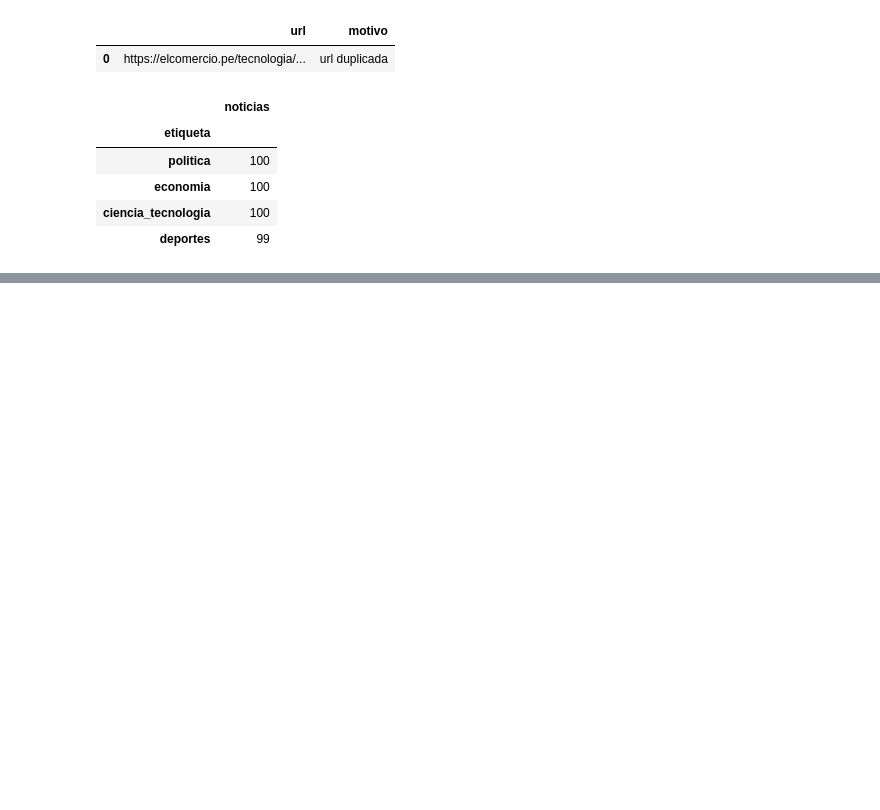
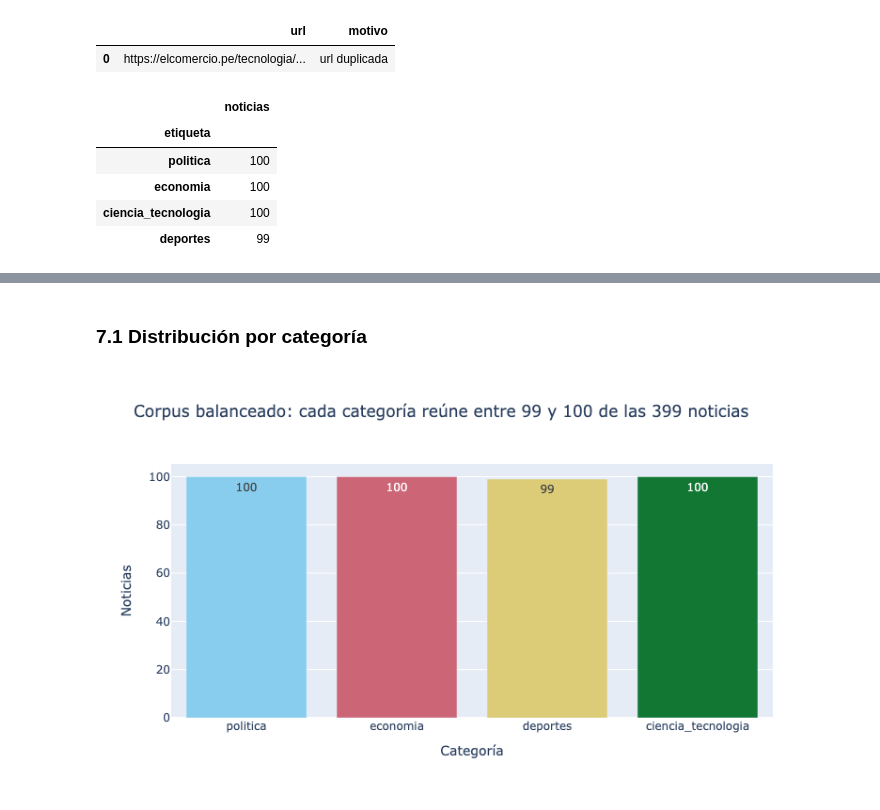
Before and after one commit to grey-d18/grey_diplomado, a Jupyter notebook: tarea_1/01_recoleccion.ipynb, the cells around one changed output, grey strips where cells are left out. Cells and saved outputs as stored; diff of their text form; code cells hidden in the pictures; blank space fills up the shorter version.

Commit message:
eda: 3 graficos Plotly, validacion y noticias.csv con 399 filas (closes #1)
Co-Authored-By: Claude Opus 5.5 <noreply@anthropic.com>

```diff
--- a/tarea_1/01_recoleccion.ipynb
+++ b/tarea_1/01_recoleccion.ipynb
@@ -457,0 +466,23 @@ df.etiqueta.value_counts().rename("noticias").to_frame()
+# %%
+import plotly.express as px
+import plotly.io as pio
+
+pio.renderers.default = "plotly_mimetype+png"   # interactivo + imagen para GitHub
+ORDEN = ["politica", "economia", "deportes", "ciencia_tecnologia"]
+COLORES = dict(zip(ORDEN, px.colors.qualitative.Safe))
+df["largo_titular"] = df.titular.str.len()
+# %% [markdown]
+### 7.1 Distribución por categoría
+# %%
+conteo = df.etiqueta.value_counts().reindex(ORDEN).rename_axis("etiqueta").reset_index(name="noticias")
+fig = px.bar(
+    conteo, x="etiqueta", y="noticias", color="etiqueta", text="noticias",
+    color_discrete_map=COLORES,
+    title=(f"Corpus balanceado: cada categoría reúne entre {conteo.noticias.min()} y "
+           f"{conteo.noticias.max()} de las {len(df)} noticias"),
+    labels={"etiqueta": "Categoría", "noticias": "Noticias"},
+)
+fig.update_layout(showlegend=False, width=800, height=450)
+fig.show()
+# %% [output]
+[figure, added]
```
Also changed, not shown: parts of 14 cells of this notebook, 1 other file.
